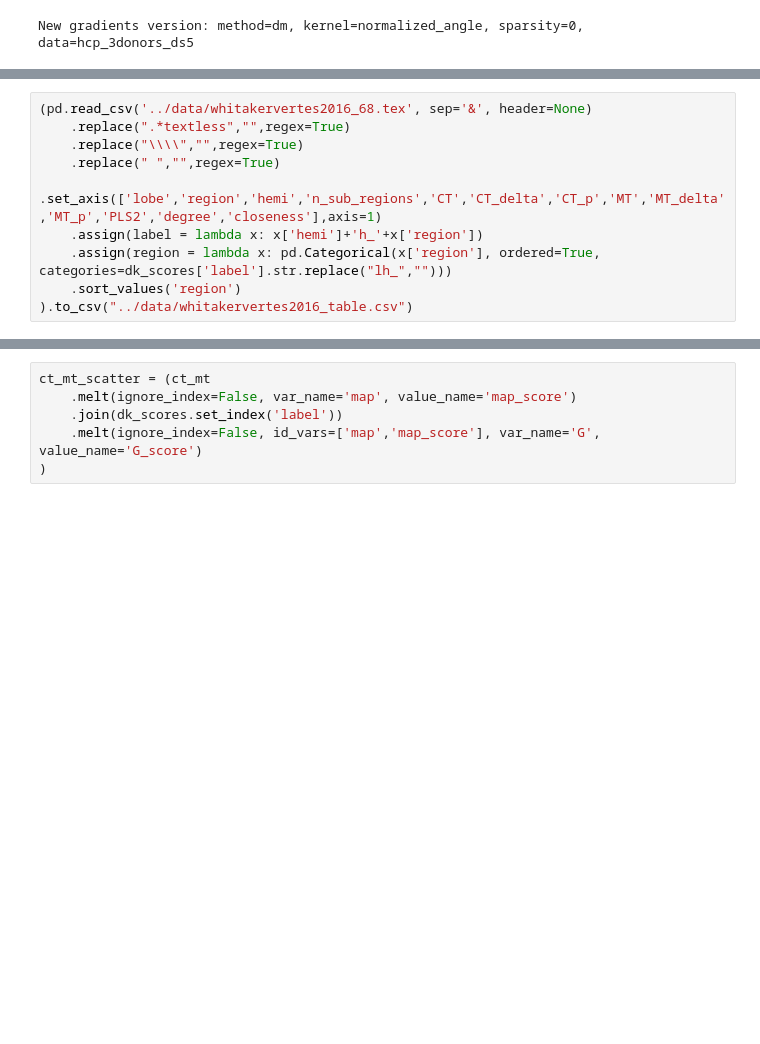
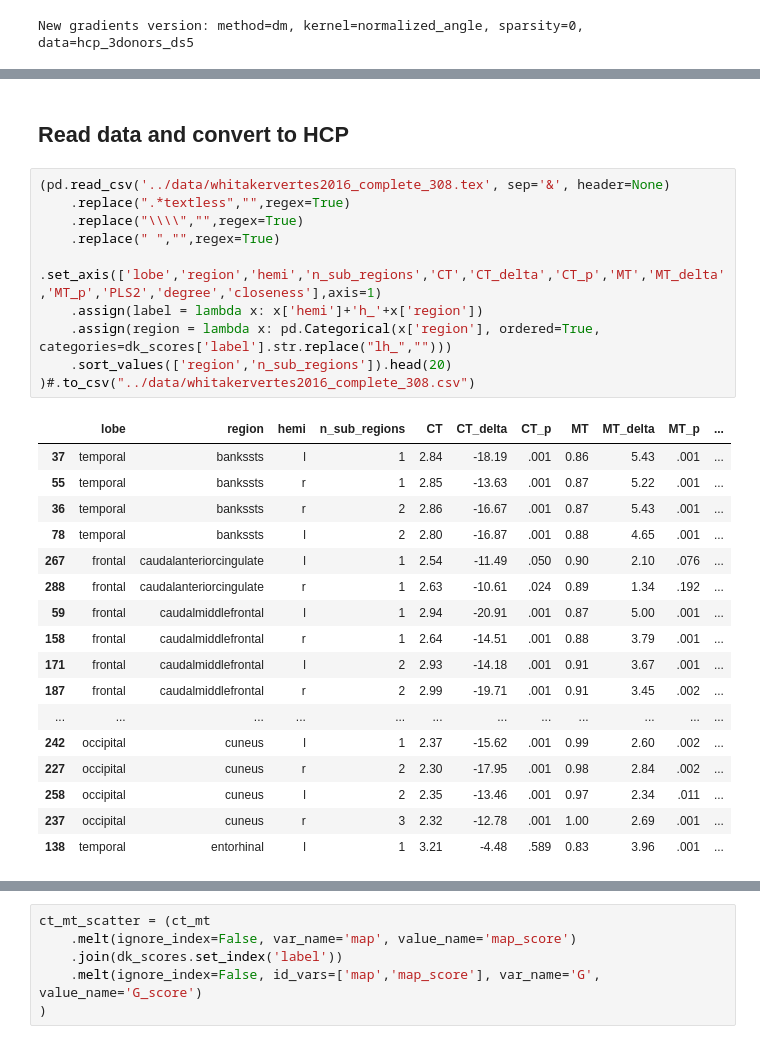
Before and after one commit to richardajdear/AHBA_gradients, a Jupyter notebook: notebooks/MT_whitakervertes.ipynb, the cells around one changed output, grey strips where cells are left out. Saved outputs shown, nothing was run; the diff lists cells and outputs as text; blank space fills up the shorter version.

```diff
--- a/notebooks/MT_whitakervertes.ipynb
+++ b/notebooks/MT_whitakervertes.ipynb
@@ -34,10 +75,30 @@ dm_hcp_3d_ds5.clean_scores().to_csv("../outputs/ahba_axes_3d_ds5.csv")
+# %% [markdown]
+## Read data and convert to HCP
 # %%
-(pd.read_csv('../data/whitakervertes2016_68.tex', sep='&', header=None)
+(pd.read_csv('../data/whitakervertes2016_complete_308.tex', sep='&', header=None)
     .replace(".*textless","",regex=True)
     .replace("\\\\","",regex=True)
     .replace(" ","",regex=True)
     .set_axis(['lobe','region','hemi','n_sub_regions','CT','CT_delta','CT_p','MT','MT_delta','MT_p','PLS2','degree','closeness'],axis=1)
     .assign(label = lambda x: x['hemi']+'h_'+x['region'])
     .assign(region = lambda x: pd.Categorical(x['region'], ordered=True, categories=dk_scores['label'].str.replace("lh_","")))
-    .sort_values('region')
-).to_csv("../data/whitakervertes2016_table.csv")
+    .sort_values(['region','n_sub_regions']).head(20)
+)#.to_csv("../data/whitakervertes2016_complete_308.csv")
+# %% [output]
+|  | lobe | region | hemi | n_sub_regions | CT | CT_delta | CT_p | MT | MT_delta | MT_p | ... |
+| 37 | temporal | bankssts | l | 1 | 2.84 | -18.19 | .001 | 0.86 | 5.43 | .001 | ... |
+| 55 | temporal | bankssts | r | 1 | 2.85 | -13.63 | .001 | 0.87 | 5.22 | .001 | ... |
+| 36 | temporal | bankssts | r | 2 | 2.86 | -16.67 | .001 | 0.87 | 5.43 | .001 | ... |
+| 78 | temporal | bankssts | l | 2 | 2.80 | -16.87 | .001 | 0.88 | 4.65 | .001 | ... |
+| 267 | frontal | caudalanteriorcingulate | l | 1 | 2.54 | -11.49 | .050 | 0.90 | 2.10 | .076 | ... |
+| 288 | frontal | caudalanteriorcingulate | r | 1 | 2.63 | -10.61 | .024 | 0.89 | 1.34 | .192 | ... |
+| 59 | frontal | caudalmiddlefrontal | l | 1 | 2.94 | -20.91 | .001 | 0.87 | 5.00 | .001 | ... |
+| 158 | frontal | caudalmiddlefrontal | r | 1 | 2.64 | -14.51 | .001 | 0.88 | 3.79 | .001 | ... |
+| 171 | frontal | caudalmiddlefrontal | l | 2 | 2.93 | -14.18 | .001 | 0.91 | 3.67 | .001 | ... |
+| 187 | frontal | caudalmiddlefrontal | r | 2 | 2.99 | -19.71 | .001 | 0.91 | 3.45 | .002 | ... |
+| ... | ... | ... | ... | ... | ... | ... | ... | ... | ... | ... | ... |
+| 242 | occipital | cuneus | l | 1 | 2.37 | -15.62 | .001 | 0.99 | 2.60 | .002 | ... |
+| 227 | occipital | cuneus | r | 2 | 2.30 | -17.95 | .001 | 0.98 | 2.84 | .002 | ... |
+| 258 | occipital | cuneus | l | 2 | 2.35 | -13.46 | .001 | 0.97 | 2.34 | .011 | ... |
+| 237 | occipital | cuneus | r | 3 | 2.32 | -12.78 | .001 | 1.00 | 2.69 | .001 | ... |
+| 138 | temporal | entorhinal | l | 1 | 3.21 | -4.48 | .589 | 0.83 | 3.96 | .001 | ... |
```
Also changed, not shown: parts of 21 cells of this notebook, 21 other files.
